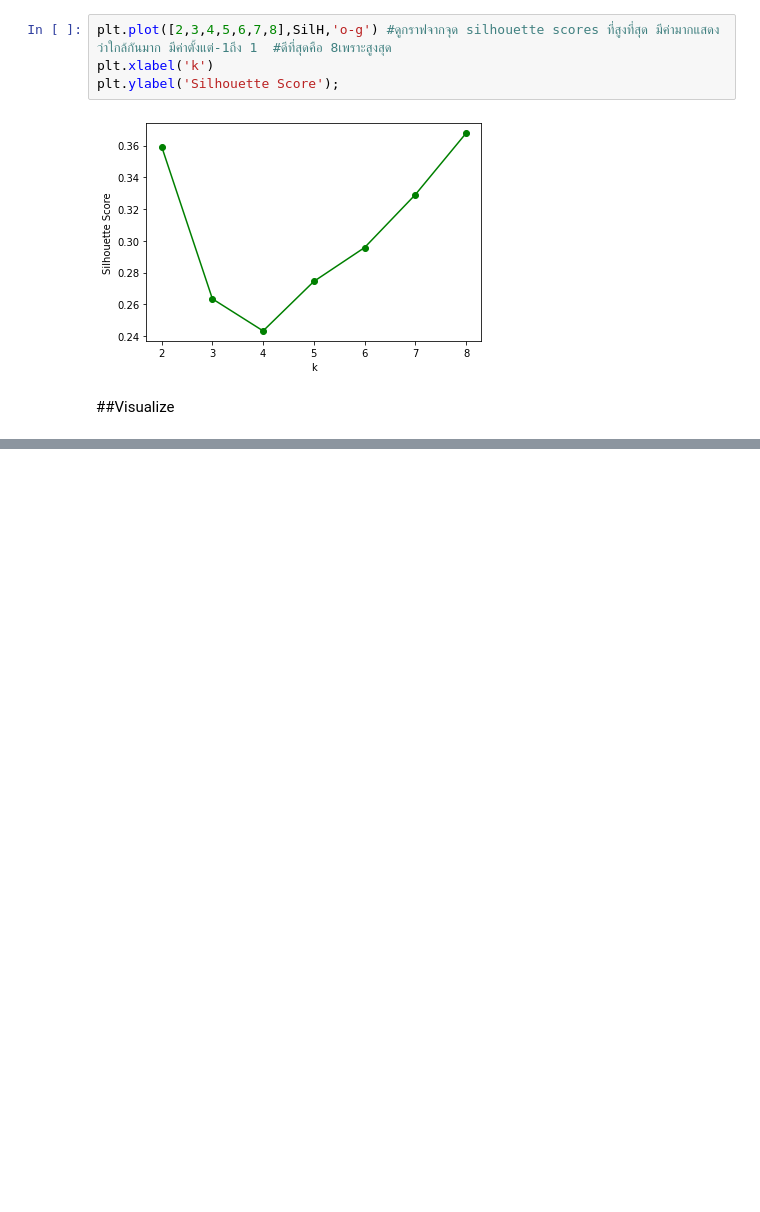
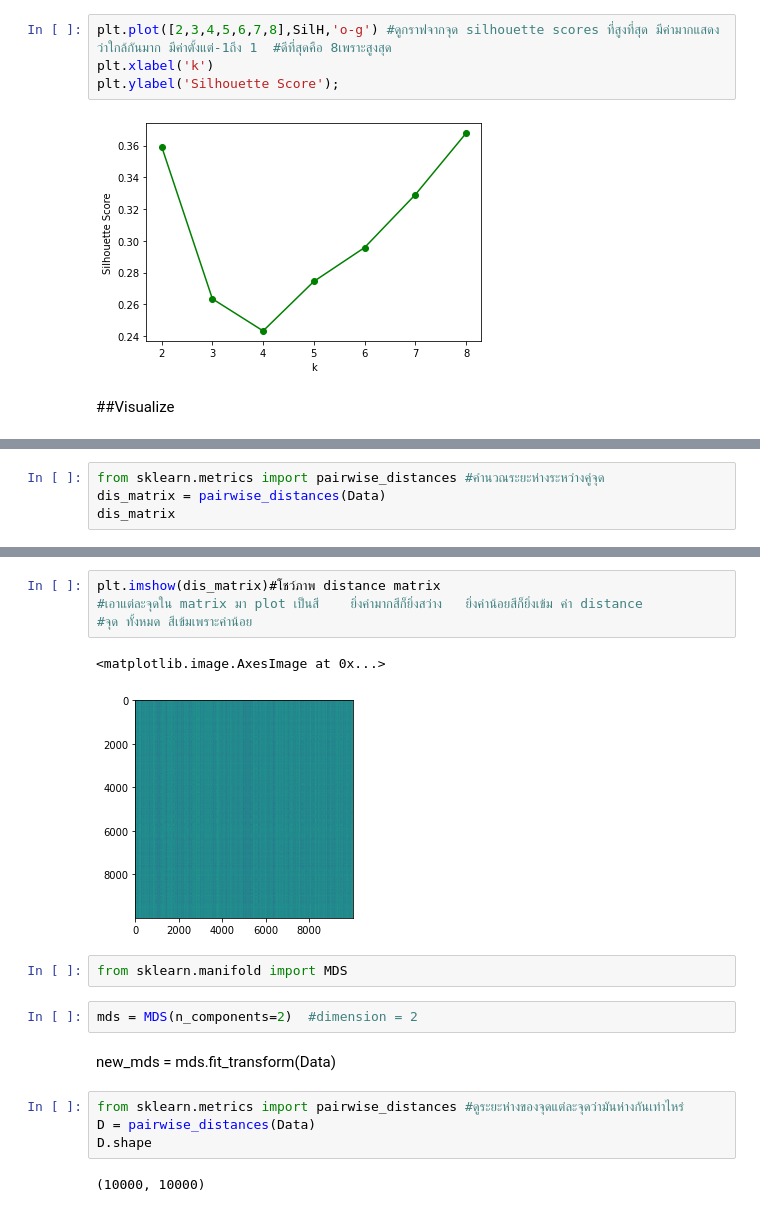
Before and after one commit to suphalaksana/Multivariate, a Jupyter notebook: Multivariate_Exam.ipynb, the cells around one changed output, grey strips where cells are left out. Cells and saved outputs as stored; diff of their text form; blank space fills up the shorter version.

```diff
--- a/Multivariate_Exam.ipynb
+++ b/Multivariate_Exam.ipynb
@@ -195,0 +225,4 @@ plt.ylabel('Silhouette Score');
+# %%
+from sklearn.metrics import pairwise_distances #คำนวณระยะห่างระหว่างคู่จุด
+dis_matrix = pairwise_distances(Data)
+dis_matrix
@@ -195,0 +243,19 @@ plt.ylabel('Silhouette Score');
+# %%
+plt.imshow(dis_matrix)#โชว์ภาพ distance matrix
+#เอาแต่ละจุดใน matrix มา plot เป็นสี    ยิ่งค่ามากสีก็ยิ่งสว่าง   ยิ่งค่าน้อยสีก็ยิ่งเข้ม ค่า distance
+#จุด ทั้งหมด สีเข้มเพราะค่าน้อย
+# %% [output]
+<matplotlib.image.AxesImage at 0x...>
+[figure, added]
+# %%
+from sklearn.manifold import MDS
+# %%
+mds = MDS(n_components=2)  #dimension = 2
+# %% [markdown]
+new_mds = mds.fit_transform(Data)
+# %%
+from sklearn.metrics import pairwise_distances #ดูระยะห่างของจุดแต่ละจุดว่ามันห่างกันเท่าไหร่
+D = pairwise_distances(Data)
+D.shape
+# %% [output]
+(10000, 10000)
```
Also changed, not shown: parts of 21 cells of this notebook.
